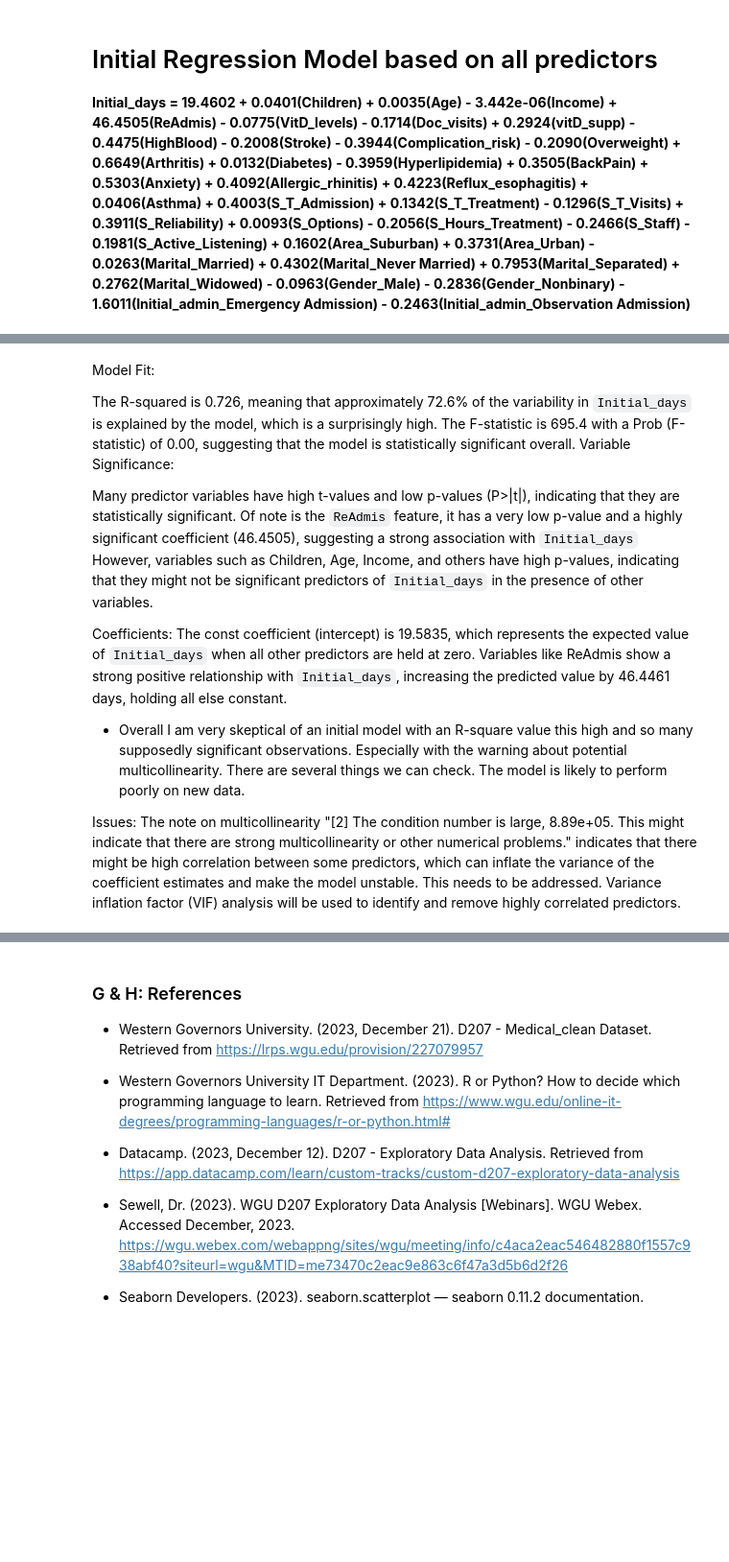
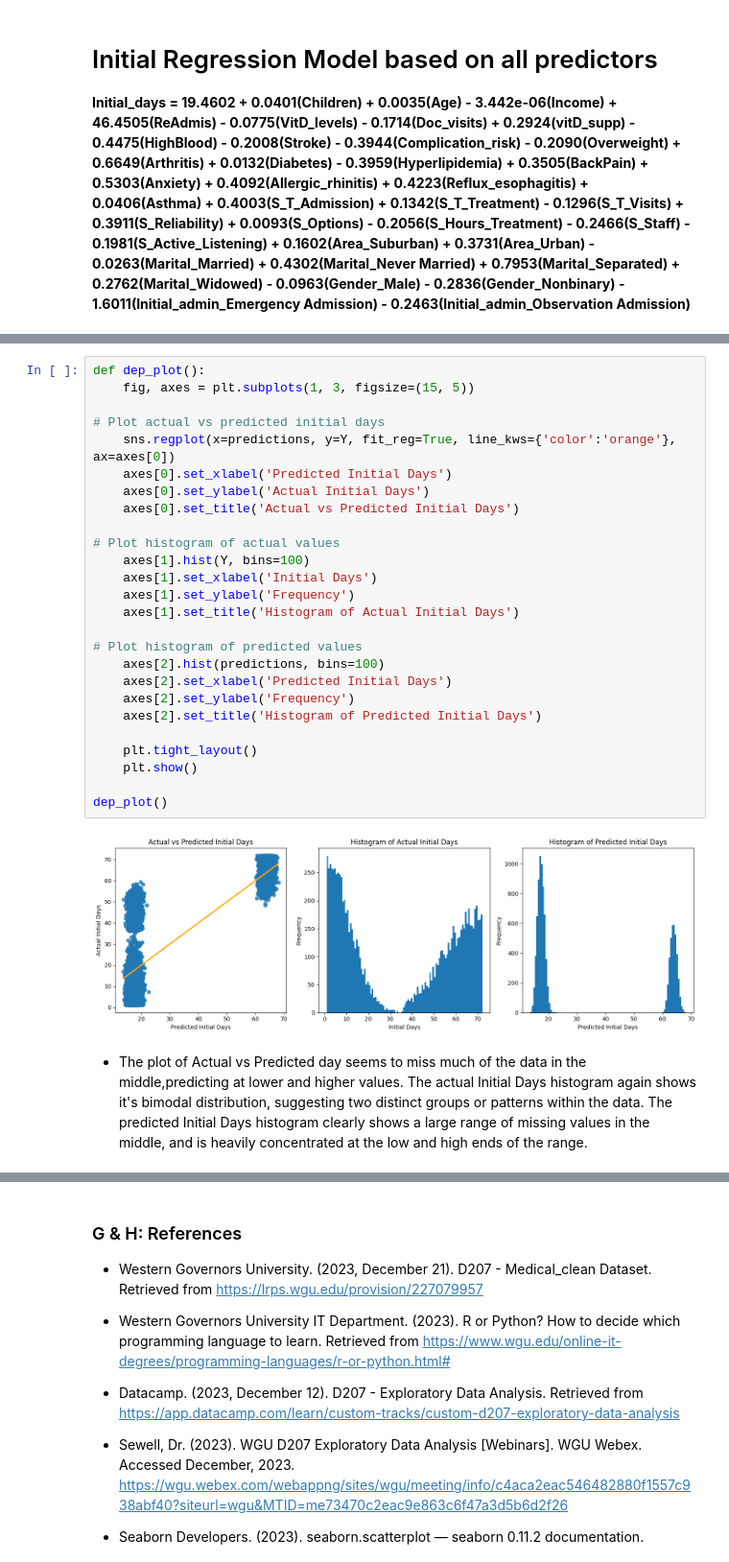
Before and after one commit to vertigoa/master, a Jupyter notebook: d208_task_1de_sci.ipynb, the cells around one changed output, grey strips where cells are left out. Shown at 96% size. Drawn from its saved outputs; the diff is of its cells as text; blank space fills up the shorter version.

```diff
--- a/d208_task_1de_sci.ipynb
+++ b/d208_task_1de_sci.ipynb
@@ -139,19 +122,30 @@ plt.show()
-# %% [markdown]
-Model Fit:
-
-The R-squared is 0.726, meaning that approximately 72.6% of the variability in `Initial_days` is explained by the model, which is a surprisingly high.
-The F-statistic is 695.4 with a Prob (F-statistic) of 0.00, suggesting that the model is statistically significant overall.
-Variable Significance:
-
-Many predictor variables have high t-values and low p-values (P>|t|), indicating that they are statistically significant. Of note is the `ReAdmis` feature, it has a very low p-value and a highly significant coefficient (46.4505), suggesting a strong association with `Initial_days`
-However, variables such as Children, Age, Income, and others have high p-values, indicating that they might not be significant predictors of `Initial_days` in the presence of other variables.
-
-Coefficients:
-The const coefficient (intercept) is 19.5835, which represents the expected value of `Initial_days` when all other predictors are held at zero.
-Variables like ReAdmis show a strong positive relationship with `Initial_days`, increasing the predicted value by 46.4461 days, holding all else constant.
-
-- Overall I am very skeptical of an initial model with an R-square value this high and so many supposedly significant observations. Especially with the warning about potential multicollinearity. There are several things we can check. The model is likely to perform poorly on new data.
-
-Issues:
-The note on multicollinearity "[2] The condition number is large, 8.89e+05. This might indicate that there are
-strong multicollinearity or other numerical problems." indicates that there might be high correlation between some predictors, which can inflate the variance of the coefficient estimates and make the model unstable. This needs to be addressed. Variance inflation factor (VIF) analysis will be used to identify and remove highly correlated predictors.
+# %%
+def dep_plot():
+    fig, axes = plt.subplots(1, 3, figsize=(15, 5))
+
+# Plot actual vs predicted initial days
+    sns.regplot(x=predictions, y=Y, fit_reg=True, line_kws={'color':'orange'}, ax=axes[0])
+    axes[0].set_xlabel('Predicted Initial Days')
+    axes[0].set_ylabel('Actual Initial Days')
+    axes[0].set_title('Actual vs Predicted Initial Days')
+
+# Plot histogram of actual values
+    axes[1].hist(Y, bins=100)
+    axes[1].set_xlabel('Initial Days')
+    axes[1].set_ylabel('Frequency')
+    axes[1].set_title('Histogram of Actual Initial Days')
+
+# Plot histogram of predicted values
+    axes[2].hist(predictions, bins=100)
+    axes[2].set_xlabel('Predicted Initial Days')
+    axes[2].set_ylabel('Frequency')
+    axes[2].set_title('Histogram of Predicted Initial Days')
+
+    plt.tight_layout()
+    plt.show()
+
+dep_plot()
+# %% [output]
+[figure, added]
+# %% [markdown]
+- The plot of Actual vs Predicted day seems to miss much of the data in the middle,predicting at lower and higher values. The actual Initial Days histogram again shows it's bimodal distribution, suggesting two distinct groups or patterns within the data. The predicted Initial Days histogram clearly shows a large range of missing values in the middle, and is heavily concentrated at the low and high ends of the range.
```
Also changed, not shown: parts of 28 cells of this notebook, 9 other files.
